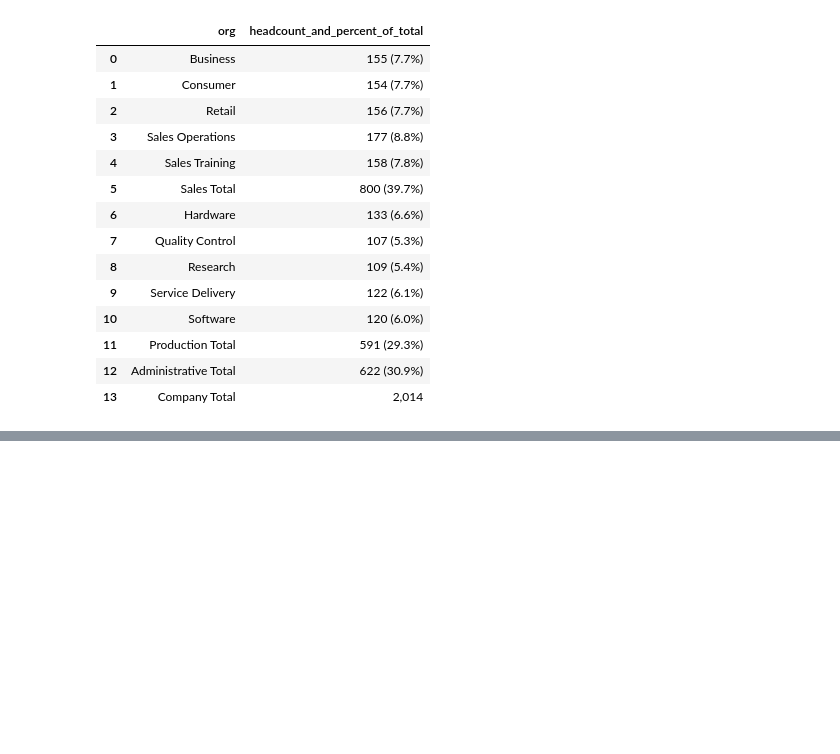
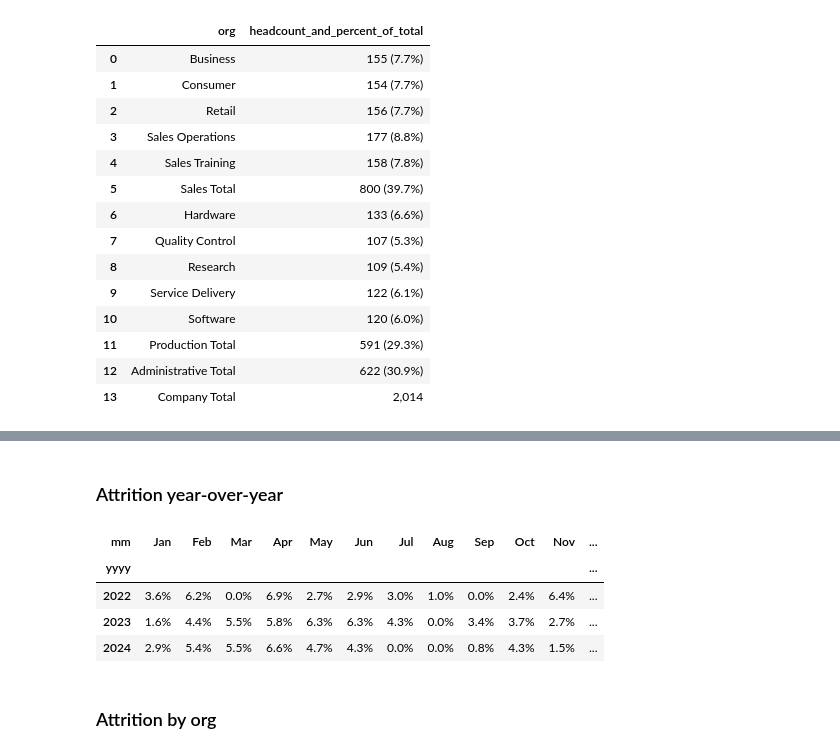
Before and after one commit to AtypicalLogic/fictional_hr_analytics, a Jupyter notebook: analyze/monthly_core_metrics.ipynb, the cells around one changed output, grey strips where cells are left out. Saved outputs shown, nothing was run; the diff lists cells and outputs as text; code cells hidden in the pictures; blank space fills up the shorter version.

```diff
--- a/analyze/monthly_core_metrics.ipynb
+++ b/analyze/monthly_core_metrics.ipynb
@@ -454,0 +605,38 @@ display_table
+# %% [markdown]
+### Attrition year-over-year
+# %%
+df_attrition_monthly_yoy = df_monthly.copy(True)
+df_attrition_monthly_yoy['yyyy'] = df_attrition_monthly_yoy['ds'].dt.year
+df_attrition_monthly_yoy['mm'] = df_attrition_monthly_yoy['ds'].dt.month
+df_attrition_monthly_yoy['mmm'] = df_attrition_monthly_yoy['ds'].dt.strftime('%b')
+
+mask_ds = (df_attrition_monthly_yoy.ds_start <= current_month) \
+    & (df_attrition_monthly_yoy.ds_start >= '2022-01-01')
+
+df_pivoted = df_attrition_monthly_yoy[mask_ds] \
+    [['yyyy', 'mm', 'mmm', 'ds', 'ds_start', 'n_active_employees', 'avg_active_employees', 'attrition_rate']] \
+    .pivot_table(index='yyyy', columns='mm', values='attrition_rate')
+
+# create a mapping from month number to abbreviation then rename the columns
+month_map = {i: pd.Timestamp(f'2023-{i:02d}-01').strftime('%b') for i in df_pivoted.columns}
+df_pivoted = df_pivoted.rename(columns=month_map)
+
+# create formatting for each column then display
+# not necessary when displaying into plot
+def percent_or_blank(x):
+    return '' if pd.isnull(x) else f'{x:.1%}'
+
+formatters = {
+    col: percent_or_blank if str(col) else None
+    for col in df_pivoted.columns
+}
+
+df_pivoted.style.format(formatters)
+# %% [output]
+| mm | Jan | Feb | Mar | Apr | May | Jun | Jul | Aug | Sep | Oct | Nov | ... |
+| yyyy |  |  |  |  |  |  |  |  |  |  |  | ... |
+| 2022 | 3.6% | 6.2% | 0.0% | 6.9% | 2.7% | 2.9% | 3.0% | 1.0% | 0.0% | 2.4% | 6.4% | ... |
+| 2023 | 1.6% | 4.4% | 5.5% | 5.8% | 6.3% | 6.3% | 4.3% | 0.0% | 3.4% | 3.7% | 2.7% | ... |
+| 2024 | 2.9% | 5.4% | 5.5% | 6.6% | 4.7% | 4.3% | 0.0% | 0.0% | 0.8% | 4.3% | 1.5% | ... |
+# %% [markdown]
+### Attrition by org
```
Also changed, not shown: parts of 43 cells of this notebook.
